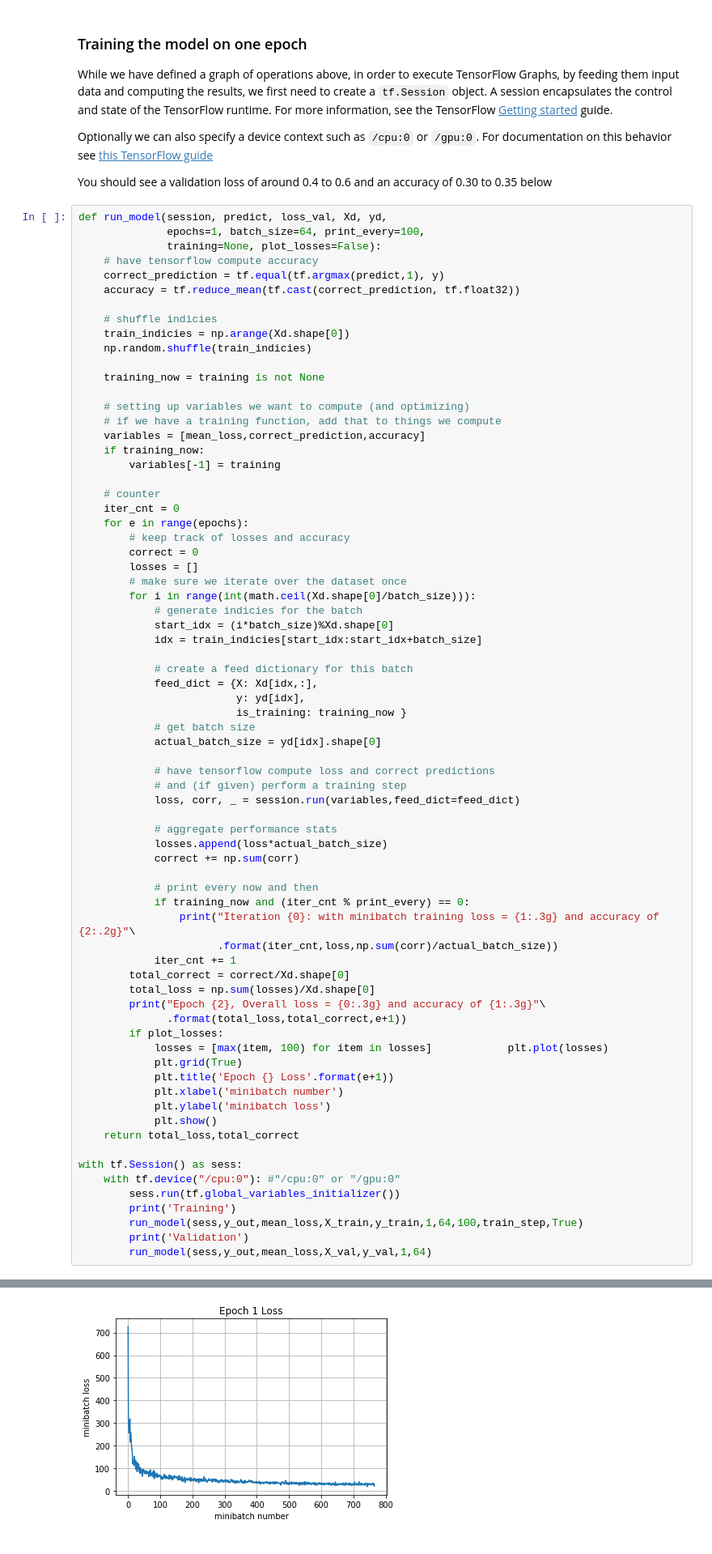
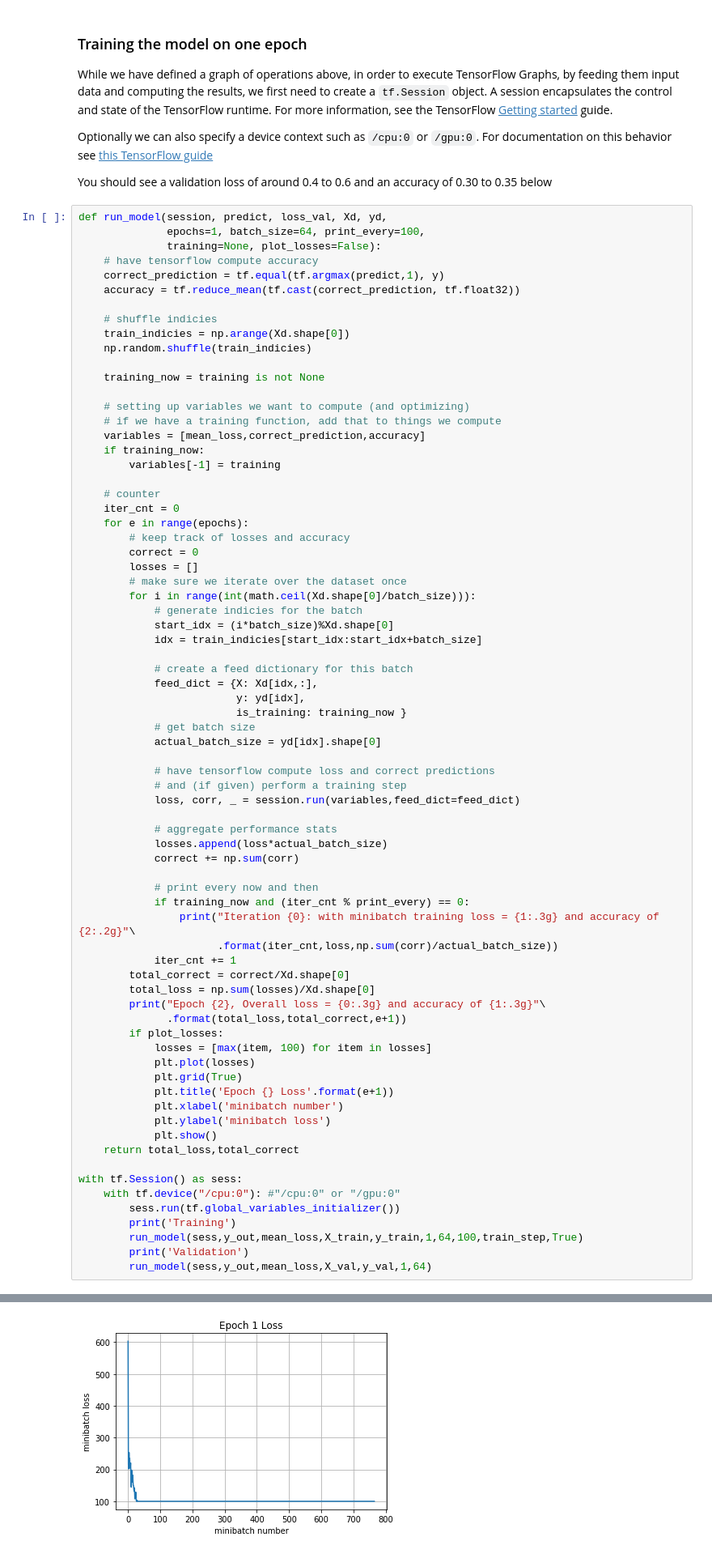
Before and after one commit to ThomasRanvier/stanford-cs231n, a Jupyter notebook: assignment2/TensorFlow.ipynb, the cells around one changed output, grey strips where cells are left out. Shown at 81% size. Saved outputs shown, nothing was run; the diff lists cells and outputs as text.

```diff
--- a/assignment2/TensorFlow.ipynb
+++ b/assignment2/TensorFlow.ipynb
@@ -209,7 +209,8 @@ def run_model(session, predict, loss_val, Xd, yd,
         print("Epoch {2}, Overall loss = {0:.3g} and accuracy of {1:.3g}"\
               .format(total_loss,total_correct,e+1))
         if plot_losses:
-            losses = [max(item, 100) for item in losses]            plt.plot(losses)
+            losses = [max(item, 100) for item in losses]
+            plt.plot(losses)
             plt.grid(True)
             plt.title('Epoch {} Loss'.format(e+1))
             plt.xlabel('minibatch number')
@@ -238,2 +239,2 @@ Epoch 1, Overall loss = 0.767 and accuracy of 0.311
-[figure, old version]
+[figure, new version]
 Validation
```
Also changed, not shown: parts of 7 cells of this notebook.
